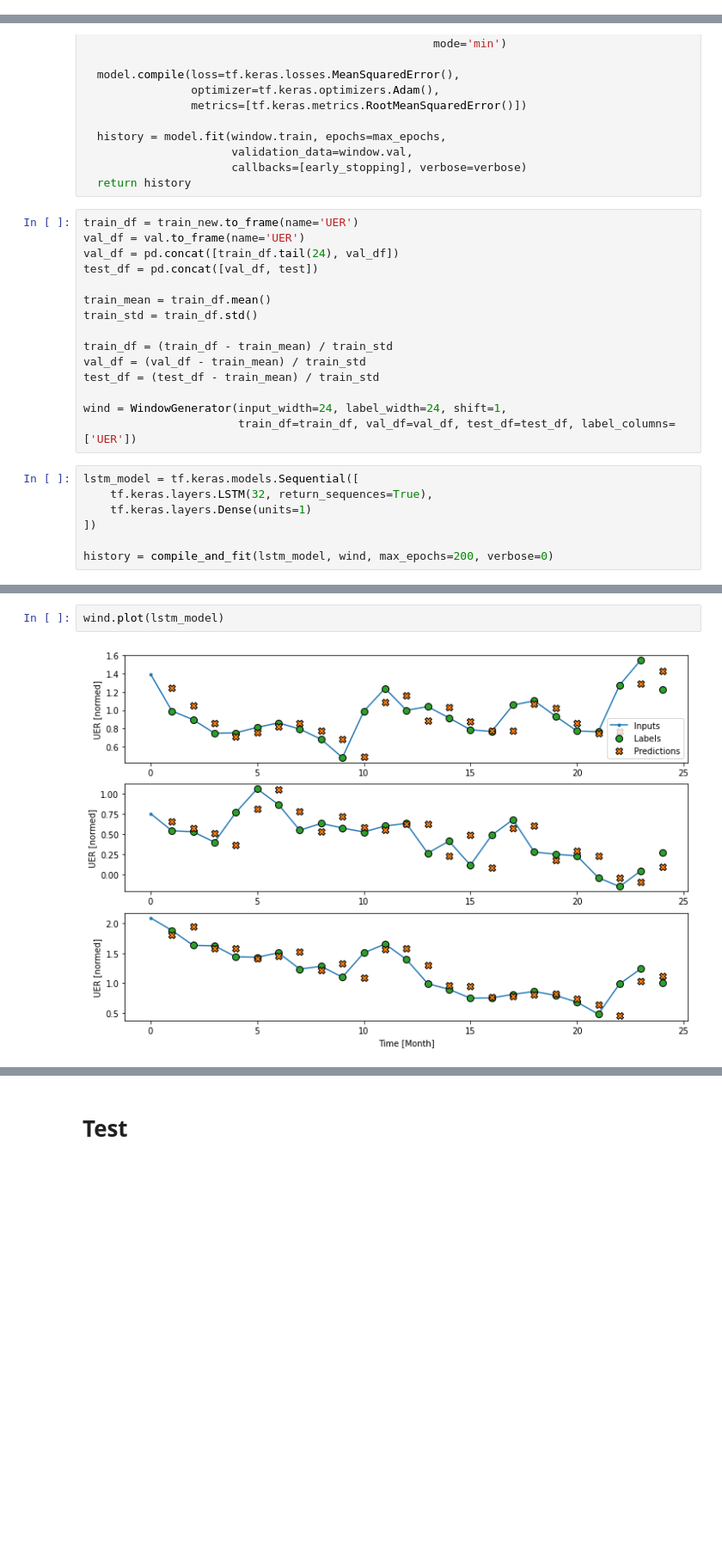
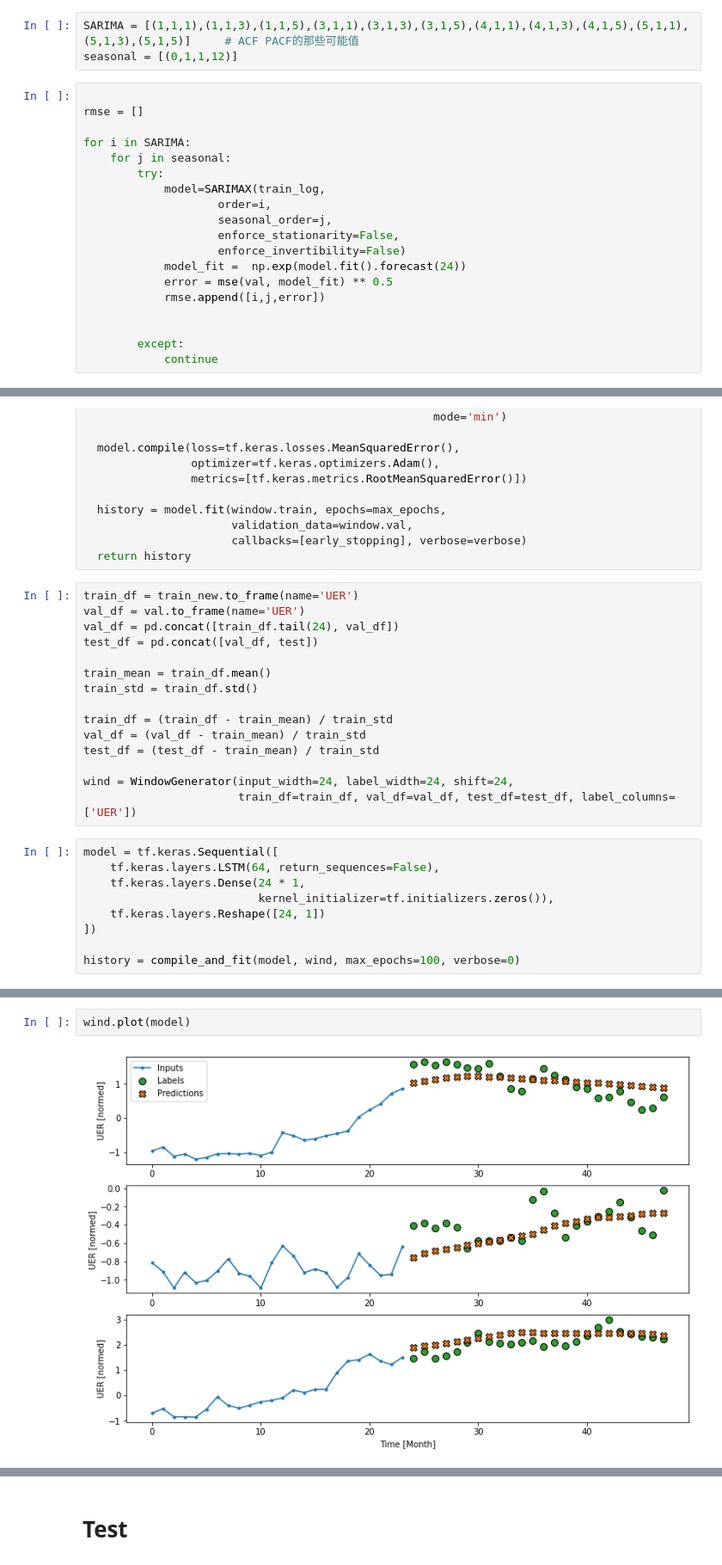
Before and after one commit to lkingw/homeworks-from-universal, a Jupyter notebook: The University of Sydney/QBUS6840/QBUS6840.ipynb, the cells around one changed output, grey strips where cells are left out. Shown at 86% size. Saved outputs shown, nothing was run; the diff lists cells and outputs as text; blank space fills up the shorter version.

```diff
--- a/The University of Sydney/QBUS6840/QBUS6840.ipynb
+++ b/The University of Sydney/QBUS6840/QBUS6840.ipynb
@@ -615,0 +725,22 @@ plt.show()
+# %%
+SARIMA = [(1,1,1),(1,1,3),(1,1,5),(3,1,1),(3,1,3),(3,1,5),(4,1,1),(4,1,3),(4,1,5),(5,1,1),(5,1,3),(5,1,5)]     # ACF PACF的那些可能值
+seasonal = [(0,1,1,12)]
+# %%
+
+rmse = []
+
+for i in SARIMA:
+    for j in seasonal:
+        try:
+            model=SARIMAX(train_log,
+                    order=i,
+                    seasonal_order=j,
+                    enforce_stationarity=False,
+                    enforce_invertibility=False)
+            model_fit =  np.exp(model.fit().forecast(24))
+            error = mse(val, model_fit) ** 0.5
+            rmse.append([i,j,error])
+
+
+        except:
+            continue
@@ -837,13 +930,15 @@ train_df = (train_df - train_mean) / train_std
 val_df = (val_df - train_mean) / train_std
 test_df = (test_df - train_mean) / train_std
 
-wind = WindowGenerator(input_width=24, label_width=24, shift=1,
+wind = WindowGenerator(input_width=24, label_width=24, shift=24,
                        train_df=train_df, val_df=val_df, test_df=test_df, label_columns=['UER'])
 # %%
-lstm_model = tf.keras.models.Sequential([
-    tf.keras.layers.LSTM(32, return_sequences=True),
-    tf.keras.layers.Dense(units=1)
+model = tf.keras.Sequential([
+    tf.keras.layers.LSTM(64, return_sequences=False),
+    tf.keras.layers.Dense(24 * 1,
+                          kernel_initializer=tf.initializers.zeros()),
+    tf.keras.layers.Reshape([24, 1])
 ])
 
-history = compile_and_fit(lstm_model, wind, max_epochs=200, verbose=0)
+history = compile_and_fit(model, wind, max_epochs=100, verbose=0)
 # %%
@@ -860,7 +955,7 @@ root_mean_squared_error: 0.18783849477767944
 # %%
-wind.plot(lstm_model)
+wind.plot(model)
 # %% [output]
-[figure, old version]
+[figure, new version]
 # %%
 plt.figure(figsize=(16,8))
 plt.plot(train_df, label='training set')
```
Also changed, not shown: parts of 82 cells of this notebook.
